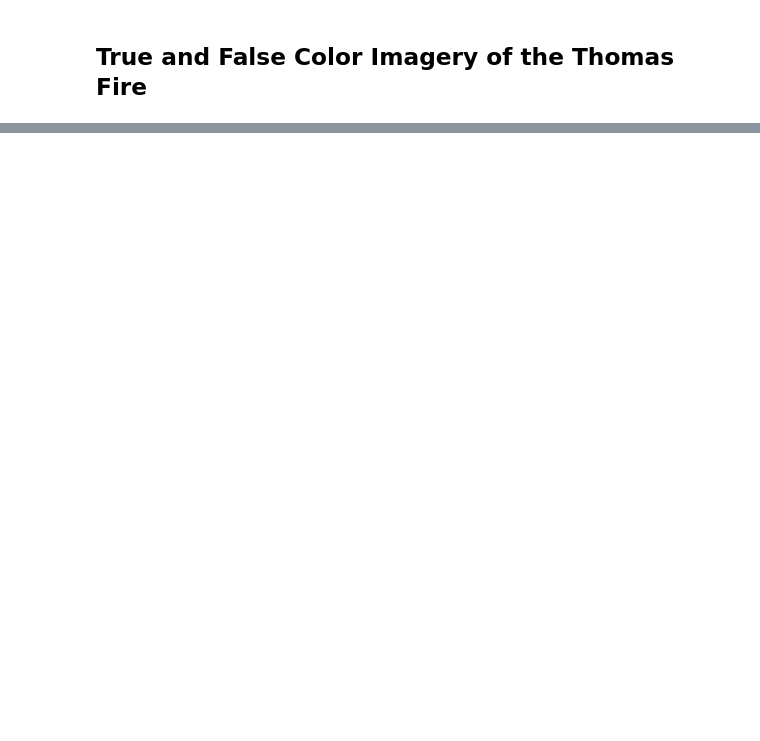
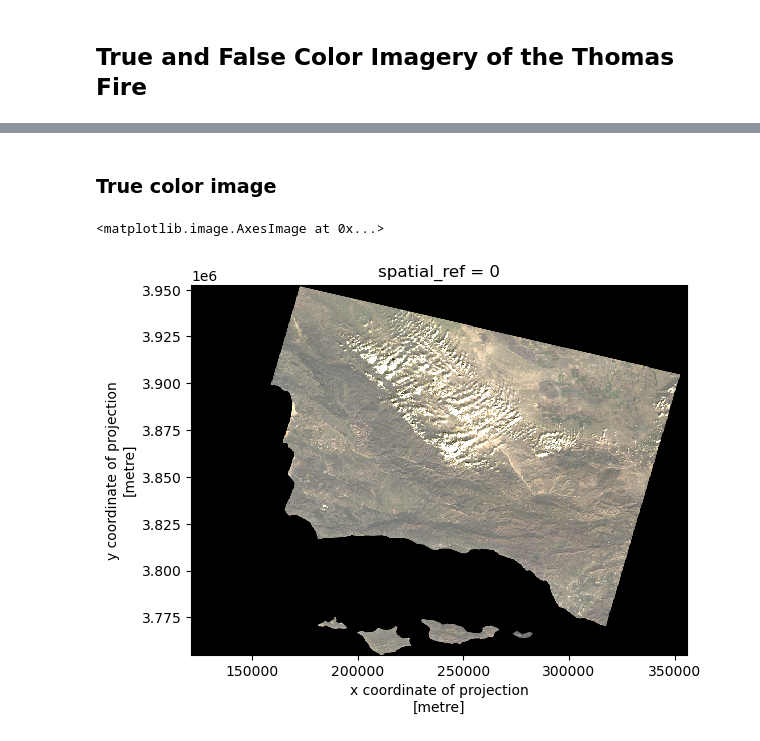
Before and after one commit to mmyiv/eds220-hwk4, a Jupyter notebook: blogpost_yiv.ipynb, the cells around one changed output, grey strips where cells are left out. Saved outputs shown, nothing was run; the diff lists cells and outputs as text; code cells hidden in the pictures; blank space fills up the shorter version.

Commit message:
add true and false color imagery code

```diff
--- a/blogpost_yiv.ipynb
+++ b/blogpost_yiv.ipynb
@@ -55,2 +58,14 @@ thomas_fire.plot()
 # %% [markdown]
 ## True and False Color Imagery of the Thomas Fire
+# %%
+# Create filepath to import landsat data
+fp = os.path.join('/',
+                  'courses',
+                  'EDS220',
+                  'data',
+                  'hwk4_landsat_data',
+                  'landsat8-2018-01-26-sb-simplified.nc')
+landsat = rioxr.open_rasterio(fp)
+
+# View data
+landsat
@@ -56,0 +86,11 @@ thomas_fire.plot()
+# %% [markdown]
+### True color image
+# %%
+# Drop the band dimension and squeeze data
+landsat = landsat.squeeze().drop_vars('band')
+
+# Plot using RGB
+landsat[['red', 'green', 'blue']].to_array().plot.imshow(robust = True)
+# %% [output]
+<matplotlib.image.AxesImage at 0x...>
+[figure, added]
```
Also changed, not shown: parts of 9 cells of this notebook.
